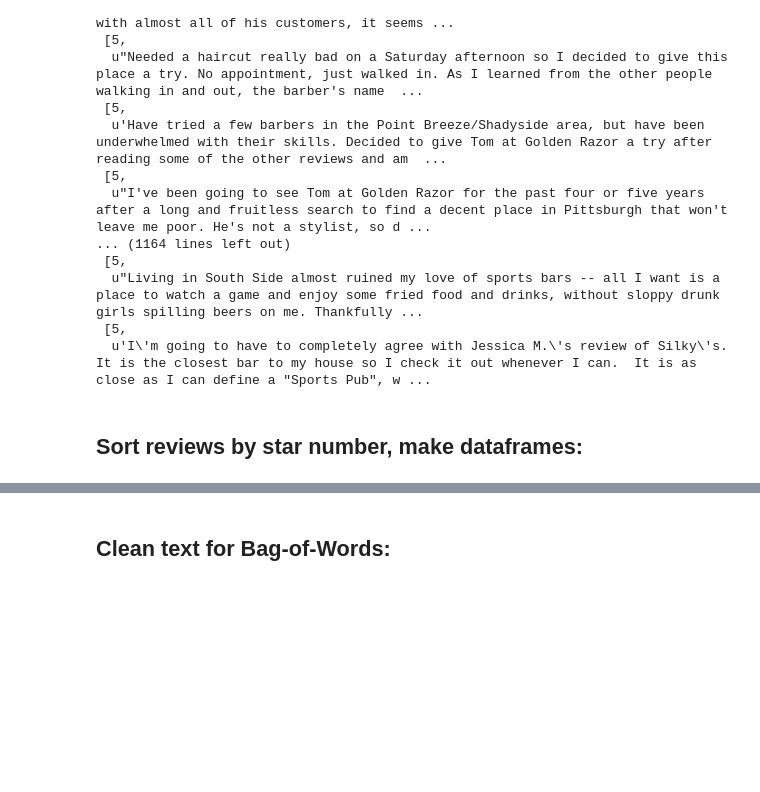
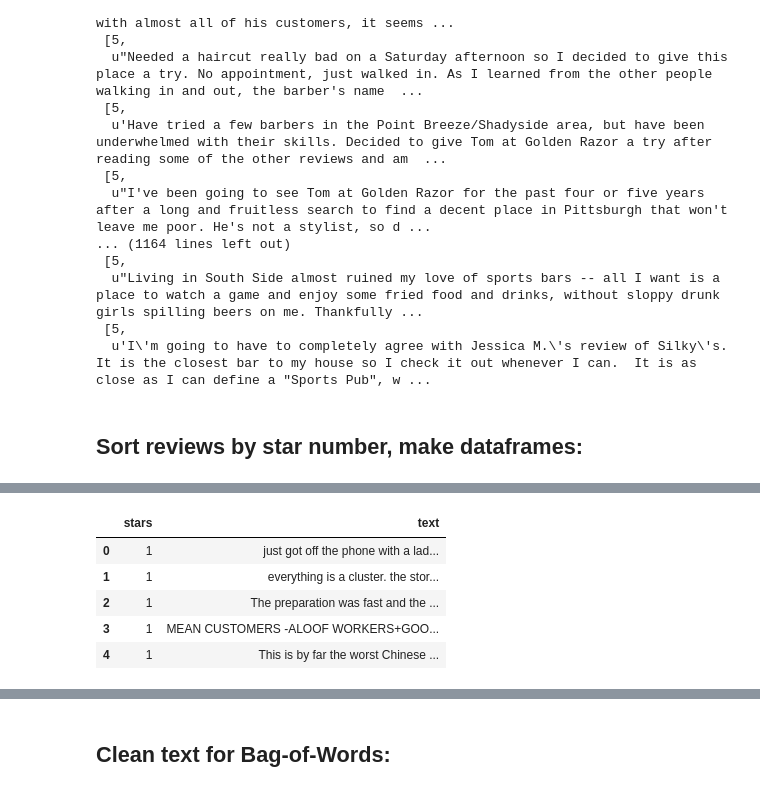
Before and after one commit to jacobmink/Thinkful, a Jupyter notebook: Capstone.ipynb, the cells around one changed output, grey strips where cells are left out. Drawn from its saved outputs; the diff is of its cells as text; code cells hidden in the pictures; blank space fills up the shorter version.

```diff
--- a/Capstone.ipynb
+++ b/Capstone.ipynb
@@ -112,10 +112,10 @@ with open('yelp_academic_dataset_review.json','rU') as reviews:
 # %%
-data = []
-with open('yelp_academic_dataset_review.json','rU') as reviews:
-    i = 0
-    while i < 10000:
-        first_line = json.loads(reviews.readline())
-        if first_line['stars'] != 3:
-            data.append([first_line['stars'], first_line['text']])
-        i += 1
-data
+# data = []
+# with open('yelp_academic_dataset_review.json','rU') as reviews:
+#     i = 0
+#     while i < 10000:
+#         first_line = json.loads(reviews.readline())
+#         if first_line['stars'] != 3:
+#             data.append([first_line['stars'], first_line['text']])
+#         i += 1
+# # data
@@ -210,3 +170,12 @@ df
+# %%
+df.head()
+# %% [output]
+|  | stars | text |
+| 0 | 1 | just got off the phone with a lad... |
+| 1 | 1 | everything is a cluster. the stor... |
+| 2 | 1 | The preparation was fast and the ... |
+| 3 | 1 | MEAN CUSTOMERS -ALOOF WORKERS+GOO... |
+| 4 | 1 | This is by far the worst Chinese ... |
 # %%
 df_testing = pd.DataFrame(data_test, columns = ['stars','text']).sort('stars')
 df_testing.reset_index(drop=True, inplace=True)
```
Also changed, not shown: parts of 10 cells of this notebook.
